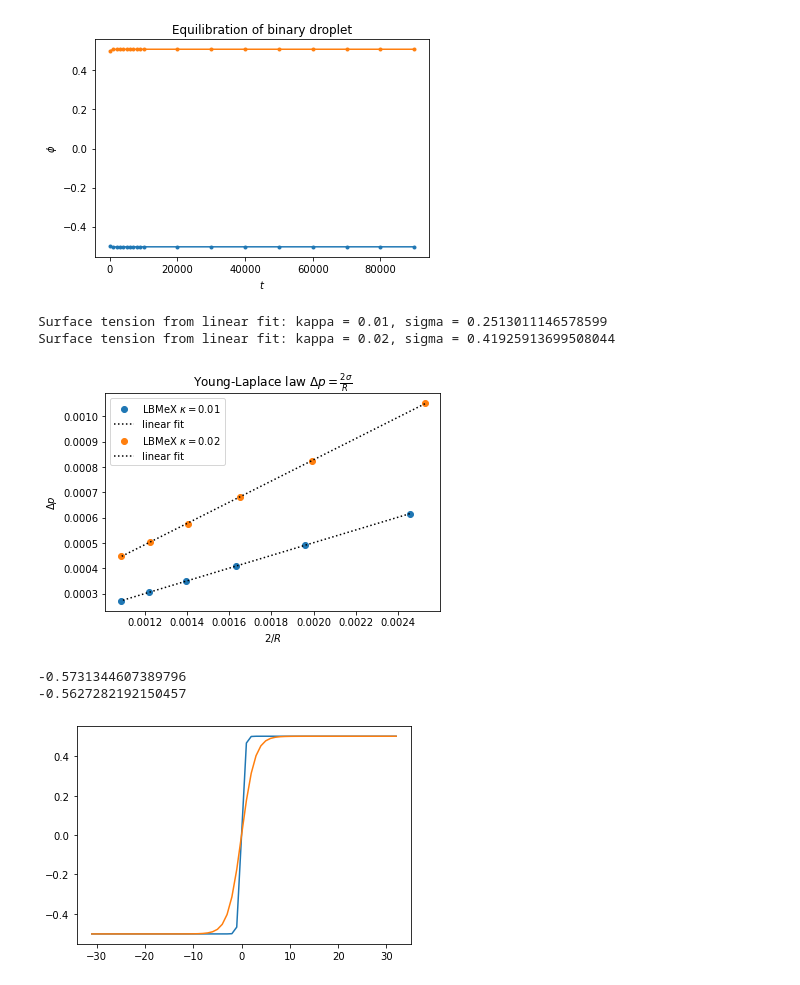
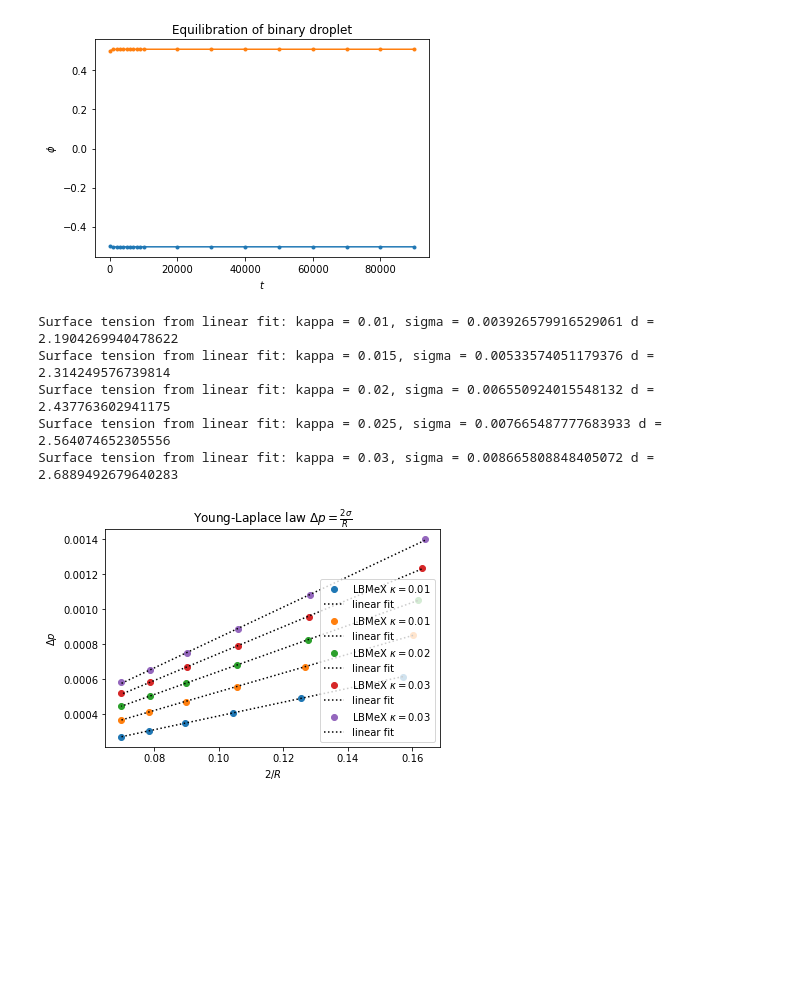
Before and after one commit to AMReX-FHD/LBMeX, a Jupyter notebook: GuidedTutorials/LBM/binary/Visualization.ipynb, the cells around one changed output. Saved outputs shown, nothing was run; the diff lists cells and outputs as text; code cells hidden in the pictures; blank space fills up the shorter version.

Commit message:
Validate surface tension and interface thickness

```diff
--- a/GuidedTutorials/LBM/binary/Visualization.ipynb
+++ b/GuidedTutorials/LBM/binary/Visualization.ipynb
@@ -119,37 +120,51 @@ plt.show()
 # %% [output]
 [figure]
 # %%
-for kappa in [ 0.01, 0.02 ]:
+ks = [ 0.01, 0.015, 0.02, 0.025, 0.03 ]
+stfit = []
+dfit = []
+for kappa in ks:
     rs = []
     ps = []
+    dlist = []
     for R in [ 0.20, 0.25, 0.30, 0.35, 0.40, 0.45 ]:
-        ts = yt.load('binary_droplet/kappa_{:.2f}/R_{:.2f}/plt*'.format(kappa,R))
+        ts = yt.load('binary_droplet/kappa_{:.3g}/R_{:.2f}/plt*'.format(kappa,R))
         ds = ts[-1]
         ad = ds.all_data()
         center = ds.r[0.5,0.5,0.5]
         corner = ds.r[0.0,0.0,0.0]
         rho_d = 0.5*(center['rho']+center['phi'])[0].value
         rho_s = 0.5*(corner['rho']+corner['phi'])[0].value
         pin = center['p_bulk']
         pout = corner['p_bulk']
         M = (0.5*(ad['rho']+ad['phi'])-rho_s).sum().value
         r = np.cbrt(3/4/np.pi*M/(rho_d-rho_s))
         P = pin-pout
         rs.append(r)
         ps.append(P)
-    rs = np.array(rs)*64
+        phi = yt.LineBuffer(ds, (0.5,0.5,0), (0.5,0.5,1), L)['phi']
+        dphi = np.gradient(phi)
+        peaks = scipy.signal.find_peaks(dphi,height=0.2)
+        d = (phi[L//2]-phi[0])/dphi[peaks[0]]
+        dlist.append(np.array(d))
+    rs = np.array(rs)
     ps = np.array(ps)
     sigma, b = np.polyfit(2/rs,ps,1)
-    print(r"Surface tension from linear fit: kappa = %.2f, sigma ="%kappa,*sigma)
+    stfit.append(sigma)
+    dfit.append(np.array(dlist).mean())
+    print(r"Surface tension from linear fit: kappa = %.3g, sigma ="%kappa,*sigma,"d =",dfit[-1])
     plt.plot(2/rs,ps,'o',label=r'LBMeX $\kappa=%.2f$'%kappa)
     plt.plot(2/rs,sigma*2/rs+b,'k:',label='linear fit')
 plt.title(r"Young-Laplace law $\Delta p = \frac{2\sigma}{R}$")
 plt.xlabel('$2/R$')
 plt.ylabel('$\Delta p$')
 plt.legend()
 plt.show()
 # %% [output]
-Surface tension from linear fit: kappa = 0.01, sigma = 0.2513011146578599
-Surface tension from linear fit: kappa = 0.02, sigma = 0.41925913699508044
+Surface tension from linear fit: kappa = 0.01, sigma = 0.003926579916529061 d = 2.1904269940478622
+Surface tension from linear fit: kappa = 0.015, sigma = 0.00533574051179376 d = 2.314249576739814
+Surface tension from linear fit: kappa = 0.02, sigma = 0.006550924015548132 d = 2.437763602941175
+Surface tension from linear fit: kappa = 0.025, sigma = 0.007665487777683933 d = 2.564074652305556
+Surface tension from linear fit: kappa = 0.03, sigma = 0.008665808848405072 d = 2.6889492679640283
-[figure, old version]
+[figure, new version]
 # %%
@@ -191,12 +207 @@ def surface_tension(kappa, T=0.5, Lambda=1.1):
     return sigma
-# %%
-for kappa in [ 0.01, 0.2 ]:
-    x, C1 = profile(kappa)
-    sigma = surface_tension(kappa)
-    print(sigma)
-    plt.plot(x, C1);
-plt.show()
-# %% [output]
--0.5731344607389796
--0.5627282192150457
-[figure, removed]
```
Also changed, not shown: parts of 7 cells of this notebook.
